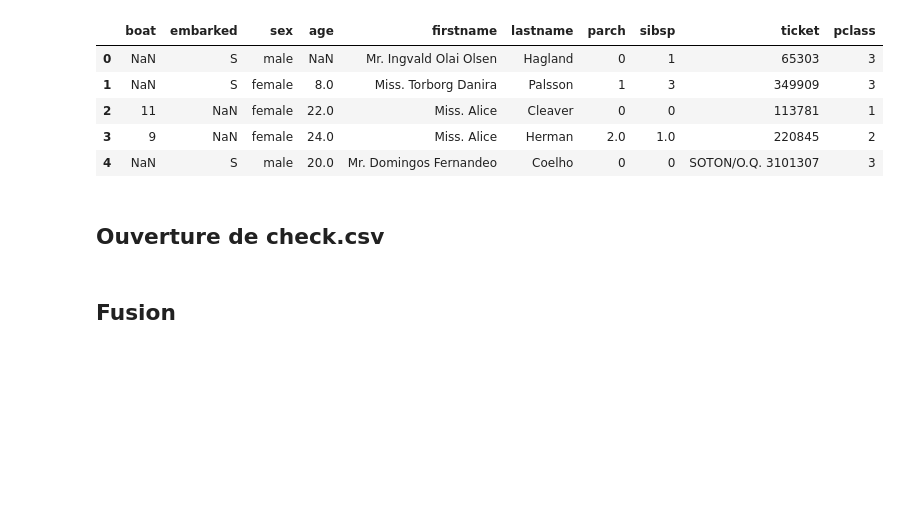
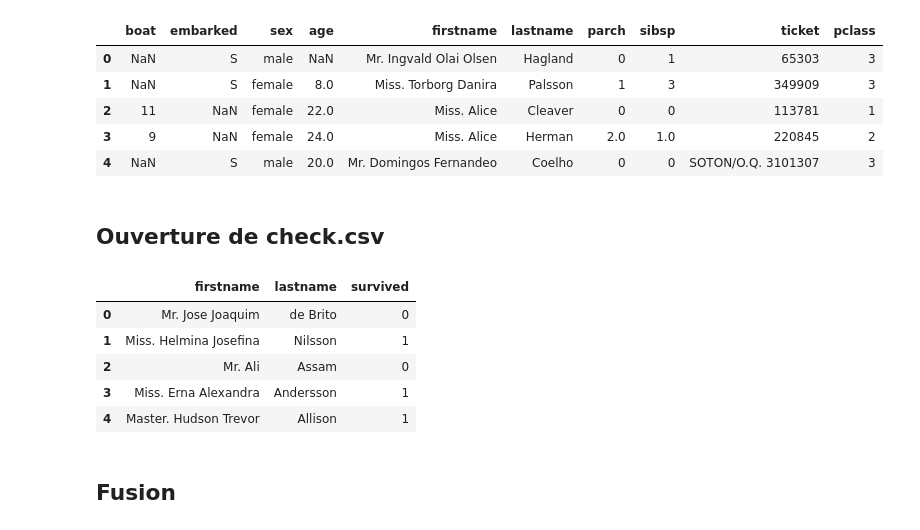
Before and after one commit to Ohm-T/Data-Clear, a Jupyter notebook: Python/analyze.ipynb, the cells around one changed output. Drawn from its saved outputs; the diff is of its cells as text; code cells hidden in the pictures; blank space fills up the shorter version.

```diff
--- a/Python/analyze.ipynb
+++ b/Python/analyze.ipynb
@@ -43,7 +43,15 @@ df.head()
 # %%
 dfSurvived = pd.read_csv("check.csv", header=None)
 columns = ["firstname","lastname","survived"]
 dfSurvived = cleanData(dfSurvived,columns,vide)
+dfSurvived.head()
+# %% [output]
+|  | firstname | lastname | survived |
+| 0 | Mr. Jose Joaquim | de Brito | 0 |
+| 1 | Miss. Helmina Josefina | Nilsson | 1 |
+| 2 | Mr. Ali | Assam | 0 |
+| 3 | Miss. Erna Alexandra | Andersson | 1 |
+| 4 | Master. Hudson Trevor | Allison | 1 |
 # %% [markdown]
 ## Fusion
 # %%
```
Also changed, not shown: parts of 2 cells of this notebook, 2 other files.
